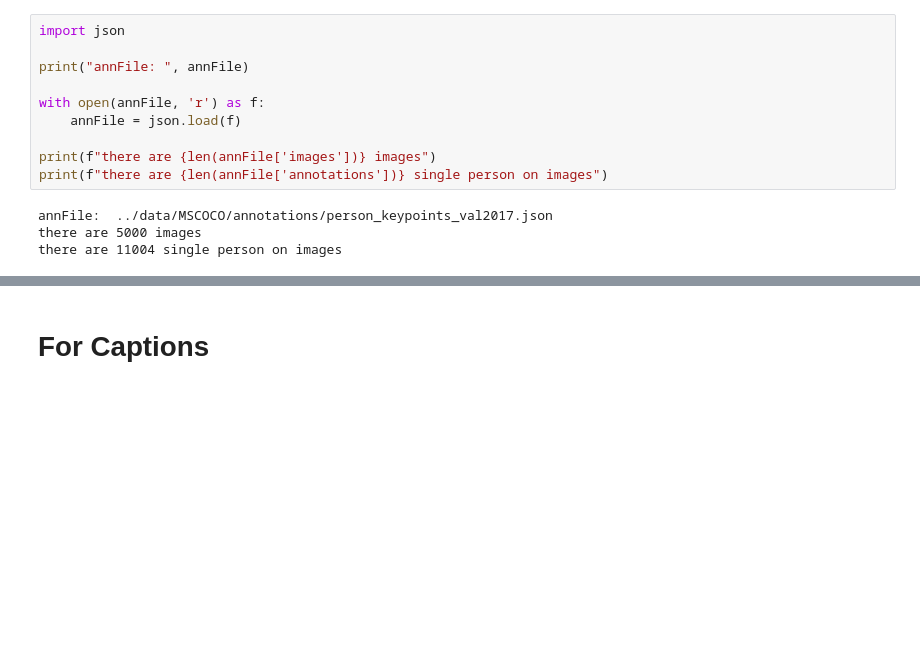
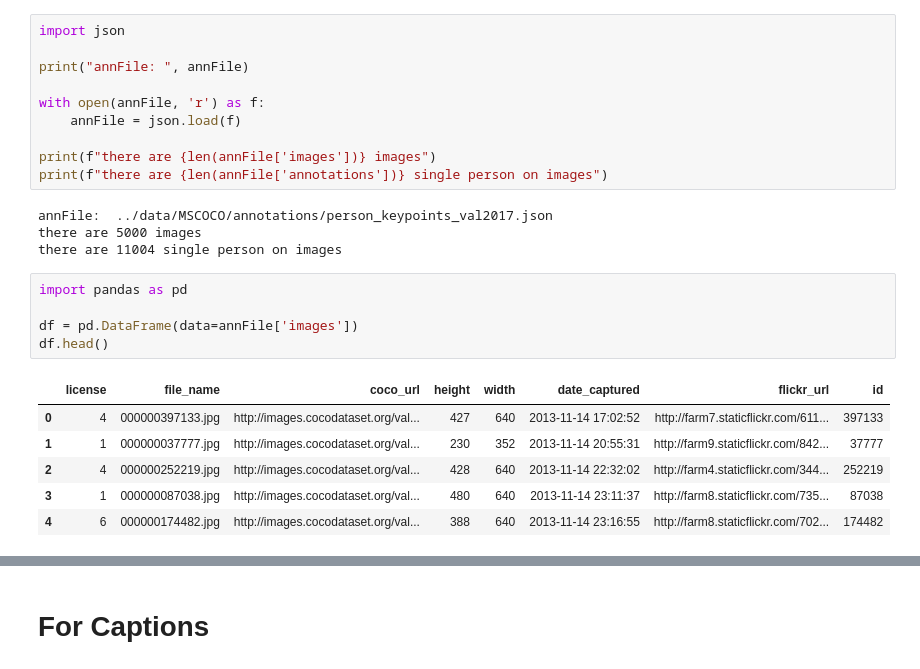
Before and after one commit to AhmetEkiz/using_pycocotools, a Jupyter notebook: pycocotools_detailed_getting_started.ipynb, the cells around one changed output, grey strips where cells are left out. Cells and saved outputs as stored; diff of their text form; blank space fills up the shorter version.

Commit message:
added data frames

```diff
--- a/pycocotools_detailed_getting_started.ipynb
+++ b/pycocotools_detailed_getting_started.ipynb
@@ -384,3 +384,15 @@ print(f"there are {len(annFile['annotations'])} single person on images")
 annFile:  ../data/MSCOCO/annotations/person_keypoints_val2017.json
 there are 5000 images
 there are 11004 single person on images
+# %%
+import pandas as pd
+
+df = pd.DataFrame(data=annFile['images'])
+df.head()
+# %% [output]
+|  | license | file_name | coco_url | height | width | date_captured | flickr_url | id |
+| 0 | 4 | 000000397133.jpg | http://images.cocodataset.org/val... | 427 | 640 | 2013-11-14 17:02:52 | http://farm7.staticflickr.com/611... | 397133 |
+| 1 | 1 | 000000037777.jpg | http://images.cocodataset.org/val... | 230 | 352 | 2013-11-14 20:55:31 | http://farm9.staticflickr.com/842... | 37777 |
+| 2 | 4 | 000000252219.jpg | http://images.cocodataset.org/val... | 428 | 640 | 2013-11-14 22:32:02 | http://farm4.staticflickr.com/344... | 252219 |
+| 3 | 1 | 000000087038.jpg | http://images.cocodataset.org/val... | 480 | 640 | 2013-11-14 23:11:37 | http://farm8.staticflickr.com/735... | 87038 |
+| 4 | 6 | 000000174482.jpg | http://images.cocodataset.org/val... | 388 | 640 | 2013-11-14 23:16:55 | http://farm8.staticflickr.com/702... | 174482 |
```
Also changed, not shown: parts of 8 cells of this notebook.
